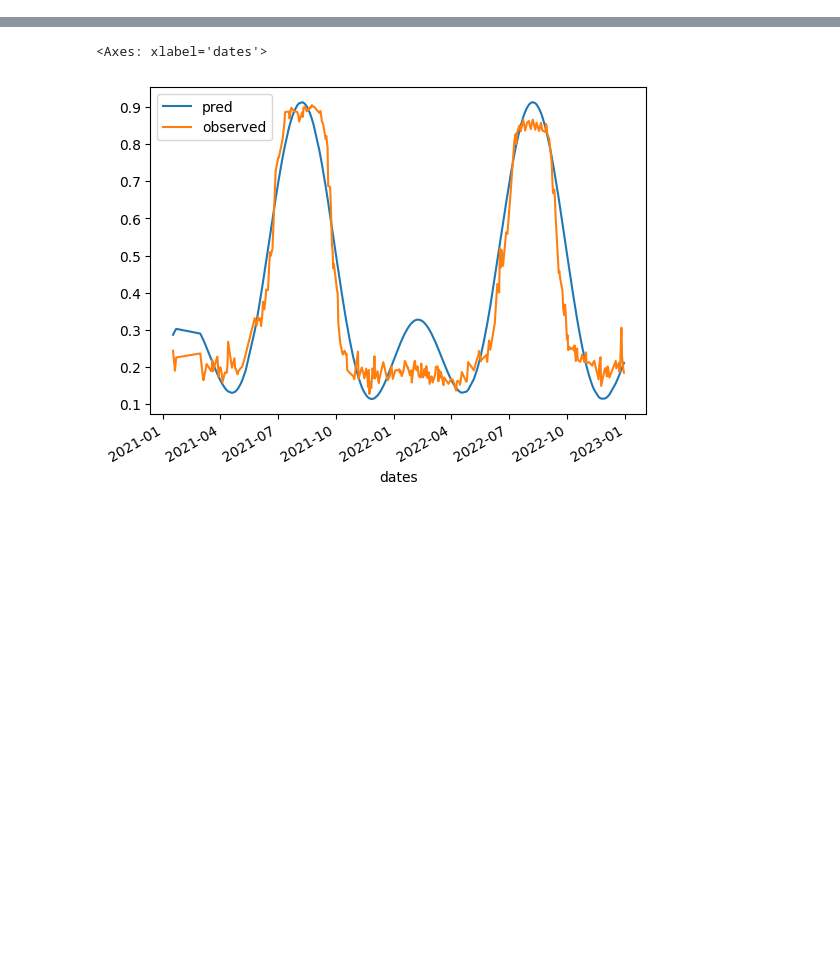
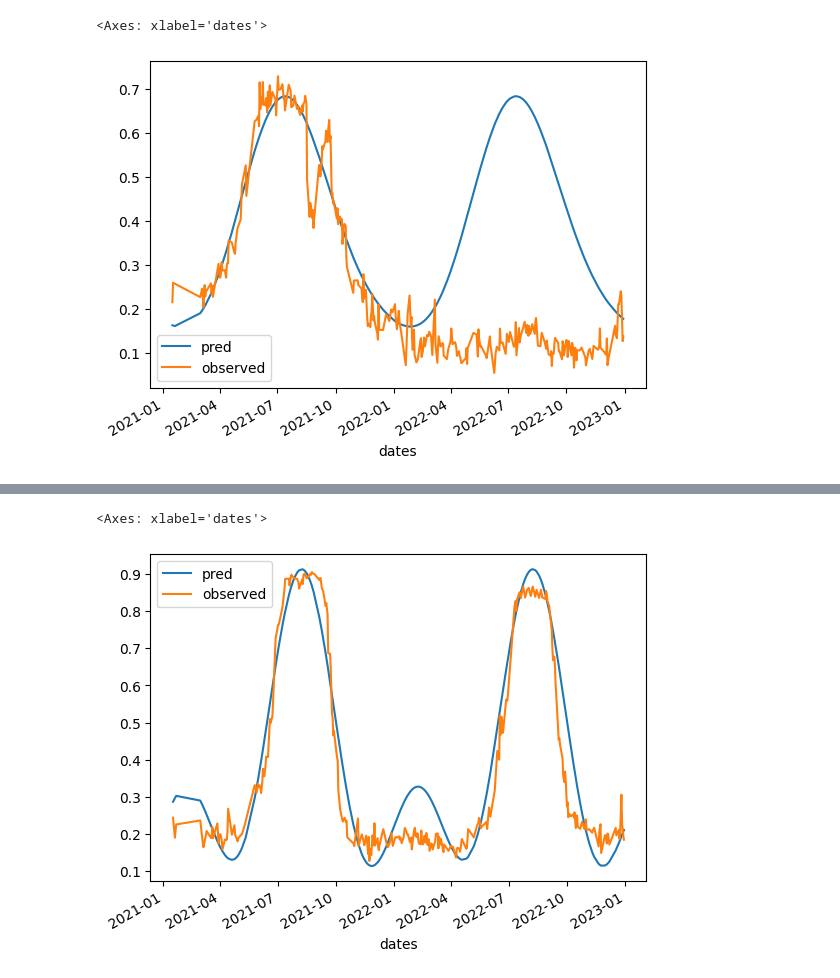
Before and after one commit to jonasViehweger/change-detection, a Jupyter notebook: scripts/2_vis_model.ipynb, the cells around one changed output, grey strips where cells are left out. Cells and saved outputs as stored; diff of their text form; code cells hidden in the pictures; blank space fills up the shorter version.

Commit message:
Everything mostly working, moved visualize to skeletons

```diff
--- a/scripts/2_vis_model.ipynb
+++ b/scripts/2_vis_model.ipynb
@@ -31,7 +32,7 @@ def base_request(data: list, evalscript: str, point: str):
         "evalscript": evalscript,
     }
 # %%
-with open("visualize_model.js", "r") as src:
+with open("evalscripts/visualize_model.cjs", "r") as src:
     vis_evalscript = src.read()
 
 vis_data = [
@@ -42,12 +43,12 @@ vis_data = [
     },
     {
         "dataFilter": {"timeRange": {"from": "2021-01-01T00:00:00Z", "to": "2022-01-01T00:00:00Z"}},
-        "type": "zarr-3799bb79-fb5e-4e4b-afa0-3095772b3ba9",
+        "type": "zarr-d0416d48-4ca1-4a39-905b-c5e059a1d8a9",
         "id": "beta",
     },
 ]
 
-point = "POINT(-96.66083 40.90223)"
+point = "POINT(-96.63445 40.89905)"
 point_shp = shapely.from_wkt([point])
 bbox = list(shapely.buffer(point_shp, 0.0001)[0].bounds)
 
@@ -55,3 +56,16 @@ vis_request = base_request(vis_data, vis_evalscript, point)
 
 vis = client.post(process_api, json=vis_request)
 vis.raise_for_status()
+# %%
+user_data = json.loads(vis.content.decode("utf-8"))
+rmse = user_data.pop("rmse")
+# %%
+ndvi_values = pd.DataFrame(user_data)
+ndvi_values["residuals"] = ndvi_values["pred"] - ndvi_values["observed"]
+ndvi_values["upperRMSE"] = rmse
+ndvi_values["lowerRMSE"] = -rmse
+ndvi_values["dates"] = pd.to_datetime(ndvi_values["dates"], utc=True)
+ndvi_values.plot.line(x="dates", y=["pred", "observed"])
+# %% [output]
+<Axes: xlabel='dates'>
+[figure, added]
```
Also changed, not shown: parts of 2 cells of this notebook, 14 other files.
